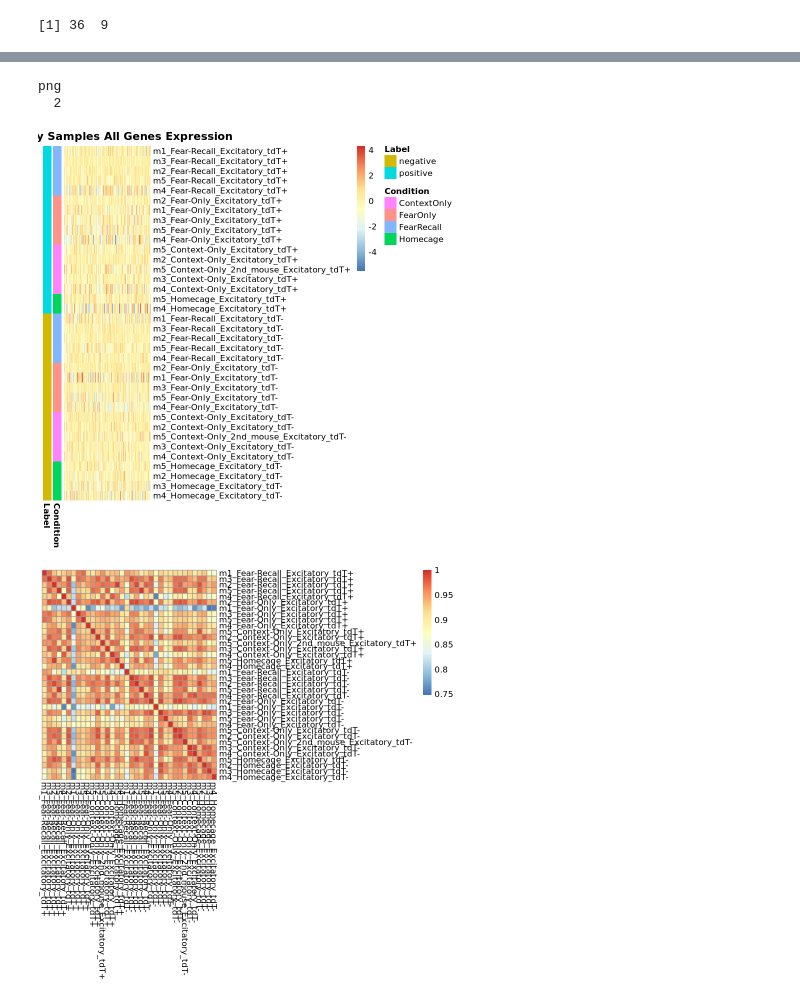
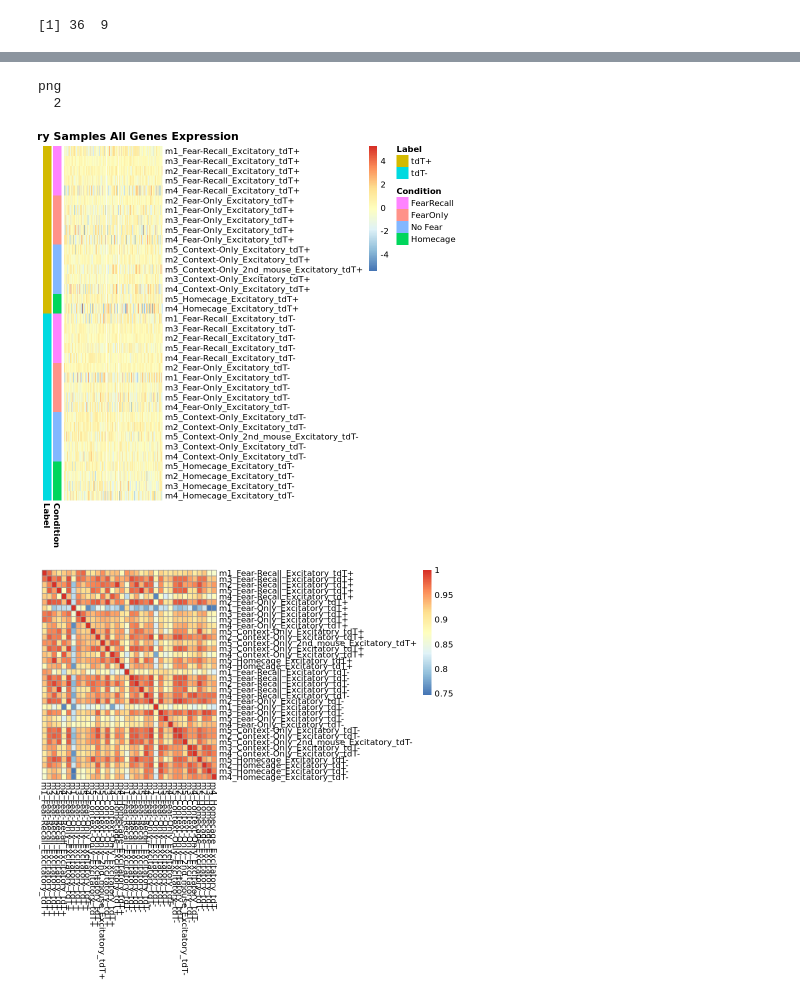
Before and after one commit to AngCamp/PavLabEngrams, a Jupyter notebook: EngramCellClassifier/Chen2020_GSE152632/Pavlab_remotememory_DEG_analysis.ipynb, the cells around one changed output, grey strips where cells are left out. Cells and saved outputs as stored; diff of their text form; code cells hidden in the pictures.

Commit message:
fixed crossvalidation plotting issue

```diff
--- a/EngramCellClassifier/Chen2020_GSE152632/Pavlab_remotememory_DEG_analysis.ipynb
+++ b/EngramCellClassifier/Chen2020_GSE152632/Pavlab_remotememory_DEG_analysis.ipynb
@@ -440,0 +495,4 @@ dim(bulk_glut)
+# %%
+# look at Limma Users page 71-72 (pdf) 70-71 (document)
+bulk_glut <- DGEList(counts = pseudobulk[, excitatory_pseudobulk.idx])
+bulk_glut <- bulk_glut[chen.genefilter,]
@@ -503,34 +624,40 @@ voom.y.bulk_glut <- voom(bulk_glut, mm_noreps.interactions, plot = T) # this giv
 
 # keep genes we used in the bulk analysis
 filt <- rownames(pseudobulk) %in% rownames(bulk_glut)
 
 # Sample Filters:
 filtered.pseudobulk <- pseudobulk[filt, excitatory_pseudobulk.idx] # remove lowly expressed genes and non excitatory samples
 filtered.pseudobulk <- filtered.pseudobulk[rownames(filtered.pseudobulk) %in% hg_to_mm$Symbol_mm,] # filter to protien coding hg to mm 1 to 1 orthologs
 filtered.pseudobulk <- filtered.pseudobulk[, drop_thesesamples.idx] # remove HC outliers
 excitatory.libsize <- pseudobulk.librarysizes[excitatory_pseudobulk.idx] # remove nonexcitatoy for normalization library sizes (UMI count)
 excitatory.libsize <- excitatory.libsize[drop_thesesamples.idx] # remove HC outliers for normalization library sizes (UMI count)
 
 normed.filtered.pseudobulk <- pavlab.normalize(filtered.pseudobulk, UMI = excitatory.libsize ) # normalized
 
 dat <- scale(t(normed.filtered.pseudobulk))
 
+# this needs to be a DF even if you only have one column other pheatmap throws a fit
 my_sample_row <- data.frame(Condition = condition,
                            Label = TRAPed)
+my_sample_row$Label <- factor(my_sample_row$Label, levels = c('positive', 'negative'))
+levels(my_sample_row$Label) <- sub("^positive$", "tdT+", levels(my_sample_row$Label))
+levels(my_sample_row$Label) <- sub("^negative$", "tdT-", levels(my_sample_row$Label))
+my_sample_row$Condition <- factor(my_sample_row$Condition, levels = c('FearRecall', 'FearOnly', 'ContextOnly', 'Homecage'))
+levels(my_sample_row$Condition) <- sub("^ContextOnly$", "No Fear", levels(my_sample_row$Condition))
 row.names(my_sample_row) <- rownames(dat)
 
 # make a heatmap
 colnames(dat) <- NULL
 #rownames(dat) <- NULL
 
 temp_hm <-pheatmap(dat, cluster_rows = FALSE, cluster_cols = FALSE, main = "Excitatory Samples All Genes Expression",
         annotation_row = my_sample_row)
 
 save_pheatmap(temp_hm, filename='ExcitatorySamplesAllGenesExpression.png', width = 1200, height=600)
 # %% [output]
 png
   2
-[figure, old version]
+[figure, new version]
 # %%
 # produce correlation matrix before creating the DGE list
 test2 <- cor(filtered.pseudobulk)
```
Also changed, not shown: parts of 251 cells of this notebook, 3 other files.
